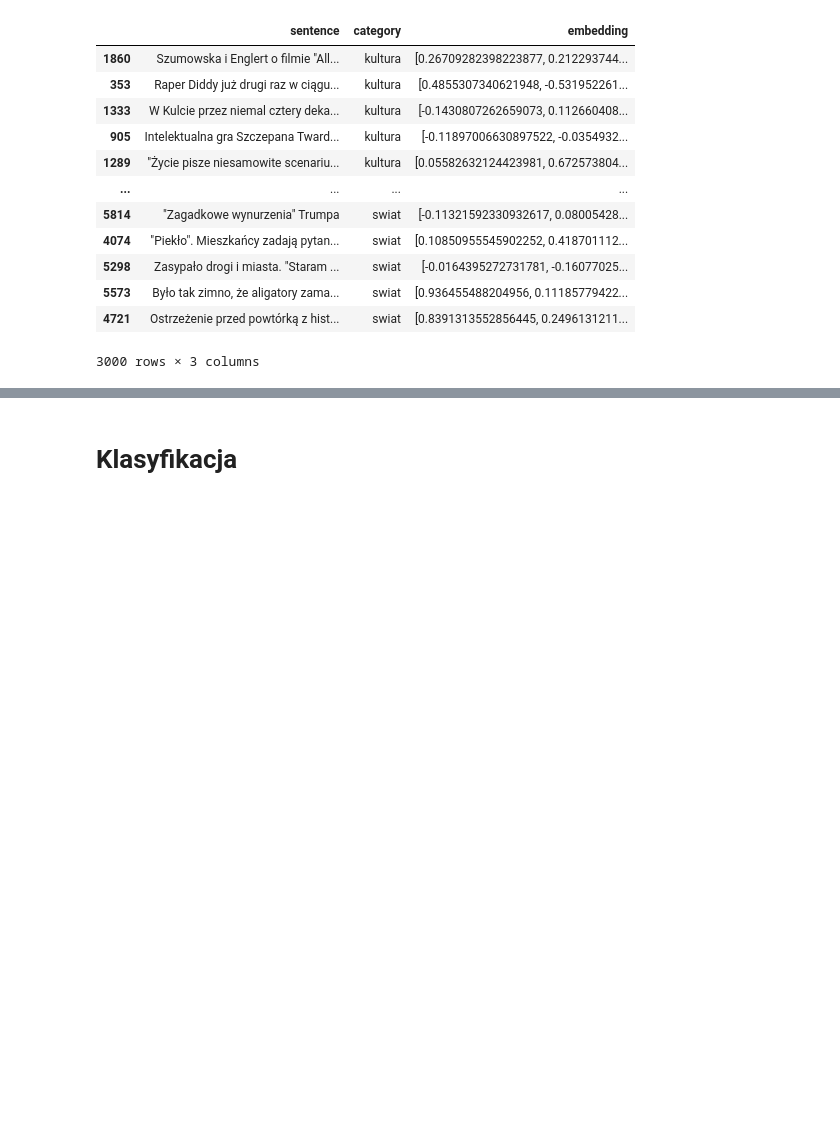
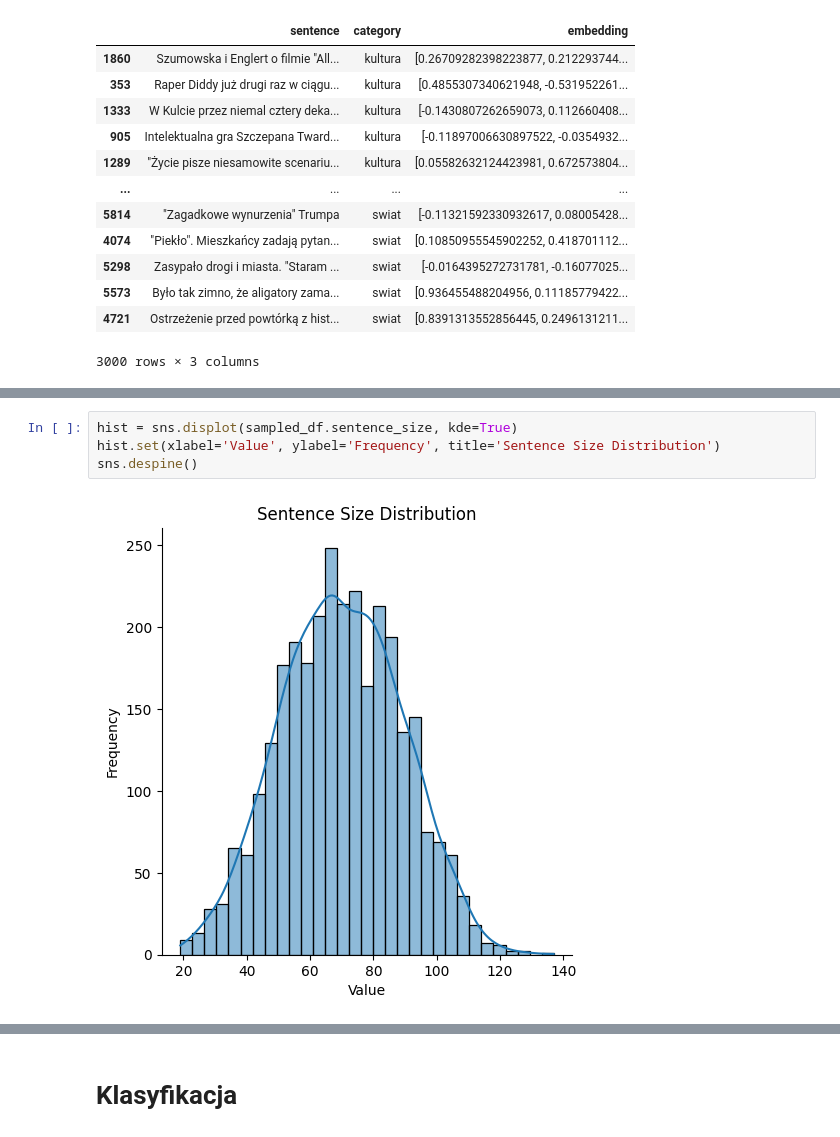
Before and after one commit to hubspl/ht_ds_project, a Jupyter notebook: project.ipynb, the cells around one changed output, grey strips where cells are left out. Saved outputs shown, nothing was run; the diff lists cells and outputs as text; blank space fills up the shorter version.

```diff
--- a/project.ipynb
+++ b/project.ipynb
@@ -72,0 +95,6 @@ sampled_df
+# %%
+hist = sns.displot(sampled_df.sentence_size, kde=True)
+hist.set(xlabel='Value', ylabel='Frequency', title='Sentence Size Distribution')
+sns.despine()
+# %% [output]
+[figure, added]
```
Also changed, not shown: parts of 20 cells of this notebook.
